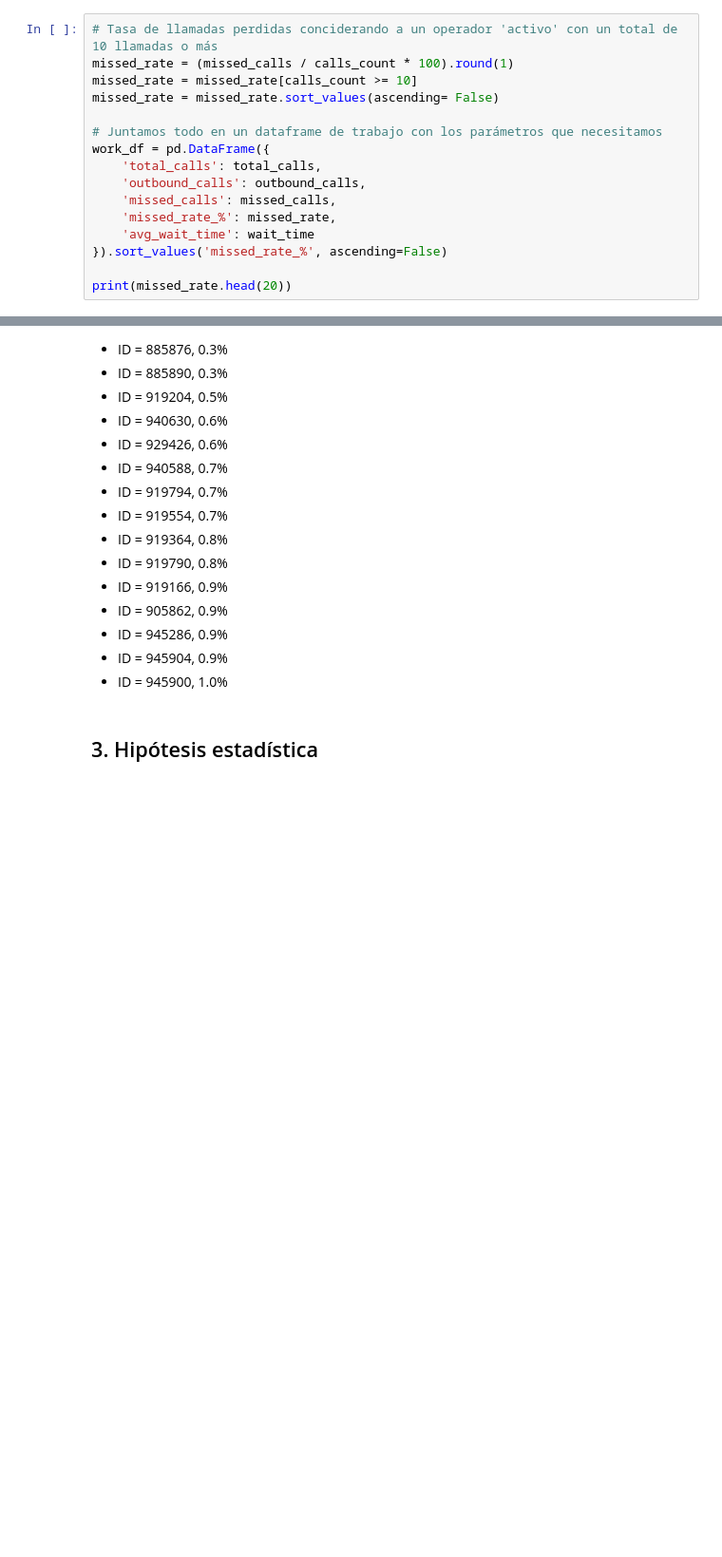
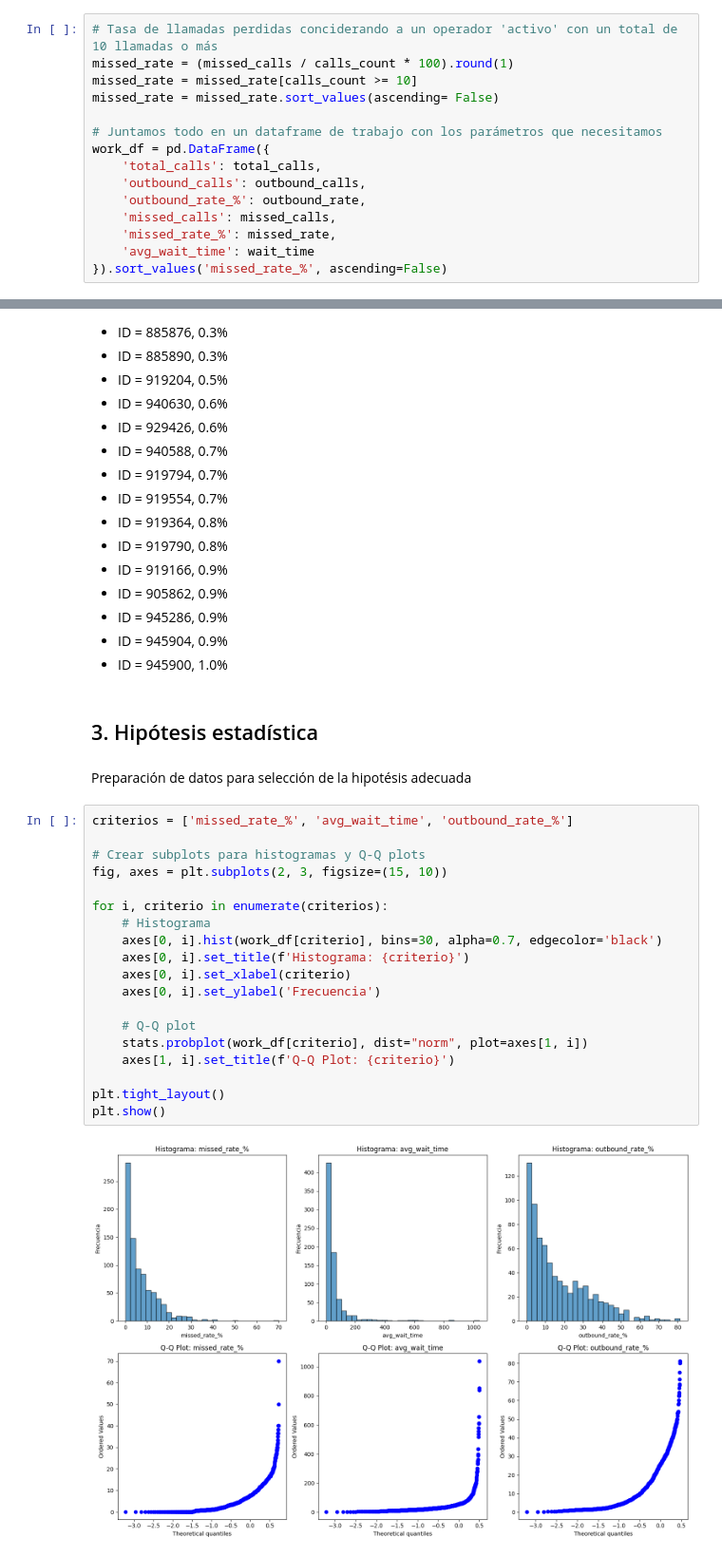
Before and after one commit to pedro-pali/Telecomunicaciones_operadores_ineficaces, a Jupyter notebook: telecomunicaciones.ipynb, the cells around one changed output, grey strips where cells are left out. Shown at 95% size. Cells and saved outputs as stored; diff of their text form; blank space fills up the shorter version.

```diff
--- a/telecomunicaciones.ipynb
+++ b/telecomunicaciones.ipynb
@@ -285,9 +287,8 @@ missed_rate = missed_rate.sort_values(ascending= False)
 work_df = pd.DataFrame({
     'total_calls': total_calls,
     'outbound_calls': outbound_calls,
+    'outbound_rate_%': outbound_rate,
     'missed_calls': missed_calls,
     'missed_rate_%': missed_rate,
     'avg_wait_time': wait_time
 }).sort_values('missed_rate_%', ascending=False)
-
-print(missed_rate.head(20))
@@ -549,3 +543,26 @@ Puede haber otros factores más influyentes externos.
 - ID = 945900,    1.0%
 # %% [markdown]
 ## 3. Hipótesis estadística
+# %% [markdown]
+Preparación de datos para selección de la hipotésis adecuada
+# %%
+criterios = ['missed_rate_%', 'avg_wait_time', 'outbound_rate_%']
+
+# Crear subplots para histogramas y Q-Q plots
+fig, axes = plt.subplots(2, 3, figsize=(15, 10))
+
+for i, criterio in enumerate(criterios):
+    # Histograma
+    axes[0, i].hist(work_df[criterio], bins=30, alpha=0.7, edgecolor='black')
+    axes[0, i].set_title(f'Histograma: {criterio}')
+    axes[0, i].set_xlabel(criterio)
+    axes[0, i].set_ylabel('Frecuencia')
+
+    # Q-Q plot
+    stats.probplot(work_df[criterio], dist="norm", plot=axes[1, i])
+    axes[1, i].set_title(f'Q-Q Plot: {criterio}')
+
+plt.tight_layout()
+plt.show()
+# %% [output]
+[figure, added]
```
Also changed, not shown: parts of 15 cells of this notebook, 1 other file.
